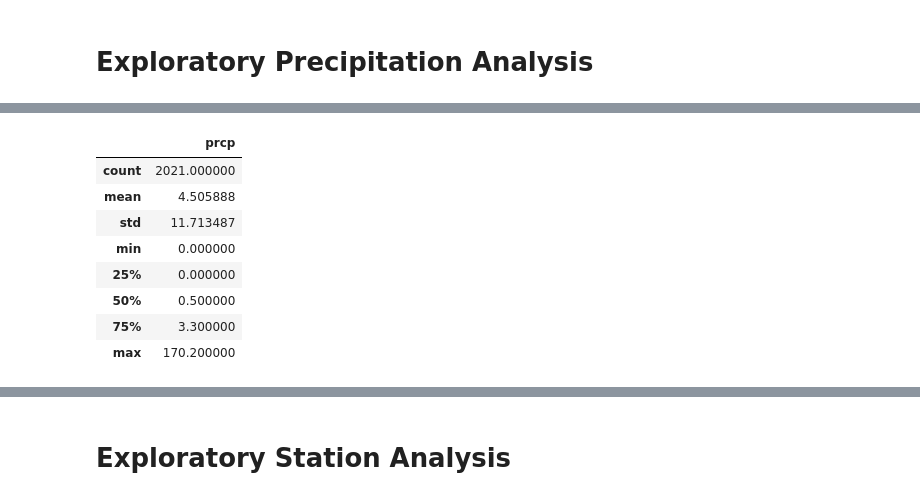
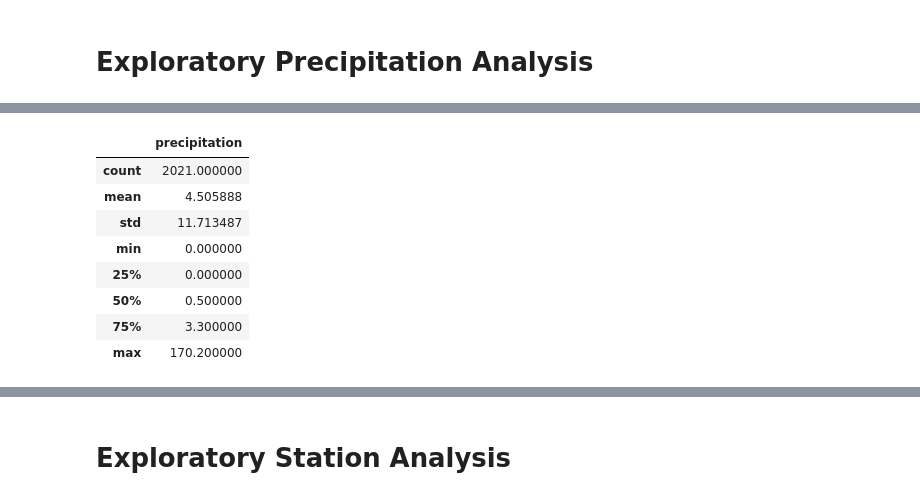
Before and after one commit to lcardsvr/sqlalchemy-challenge, a Jupyter notebook: SurfsUp/climate_starter.ipynb, the cells around one changed output, grey strips where cells are left out. Saved outputs shown, nothing was run; the diff lists cells and outputs as text; code cells hidden in the pictures.

```diff
--- a/SurfsUp/climate_starter.ipynb
+++ b/SurfsUp/climate_starter.ipynb
@@ -144,38 +138,9 @@ print("Query Date: ", query_date)
 
 # Perform a query to retrieve the data and precipitation scores
 
-sel = [Measurement.date, Measurement.prcp]
 
-# data = session.query(Measurement.id ,Measurement.station, Measurement.date, Measurement.prcp,Measurement.tobs).\
-#      filter(Measurement.date >= query_date).order_by(Measurement.date).all()
-
-data = session.query(Measurement.date, Measurement.prcp).\
+prcp_data = session.query(Measurement.date, Measurement.prcp).\
      filter(Measurement.date >= query_date).\
      order_by(Measurement.date).all()
-
-# data = session.query(Measurement.date, Measurement.prcp).\
-#      order_by(Measurement.date.asc()).\
-#      filter(func.strftime(Measurement.date) >= query_date).all()
-
-data
-
-# data2 = engine.execute("Select date, pcrp from measurement where date >= '2016-08-23' ")
-# Save the query results as a Pandas DataFrame and set the index to the date column
-
-# df = pd.DataFrame(data, columns=['id' ,'station', 'date', 'prcp','tobs'])
-# df.set_index('date', inplace=True)
-
-# df = pd.DataFrame(data, columns=['date', 'prcp'])
-# df.set_index('date', inplace=True)
-# df.plot.bar()
-# plt.tight_layout()
-# plt.show()
-# # # Sort the dataframe by date
-
-# # df = df.sort_index()
-
-# # # Use Pandas Plotting with Matplotlib to plot the data
-
-# # df.plot()
 # %% [output]
 Query Date:  2016-08-23
@@ -198,0 +147,9 @@ Query Date:  2016-08-23
+# %%
+# Plot the Results in a Matplotlib bar chart (The chart below has all the points in the data set)
+prcp_data_df = pd.DataFrame(prcp_data, columns=['date', 'precipitation'])
+prcp_data_df.set_index('date', inplace=True)
+prcp_data_df.plot(kind="bar", rot=90, figsize=(8,5))
+plt.tight_layout()
+plt.xlabel("Date")
+plt.ylabel("mm")
+plt.show()
@@ -347,9 +196,9 @@ df.set_index('date', inplace=True)
 # %%
 # Use Pandas to calcualte the summary statistics for the precipitation data
 
-df.describe()
+prcp_data_df.describe()
 # %% [output]
-|  | prcp |
+|  | precipitation |
 | count | 2021.000000 |
 | mean | 4.505888 |
 | std | 11.713487 |
```
Also changed, not shown: parts of 33 cells of this notebook.
